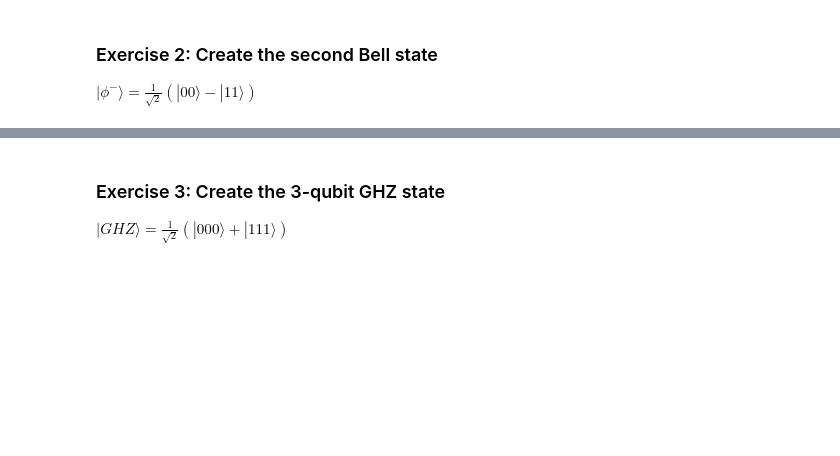
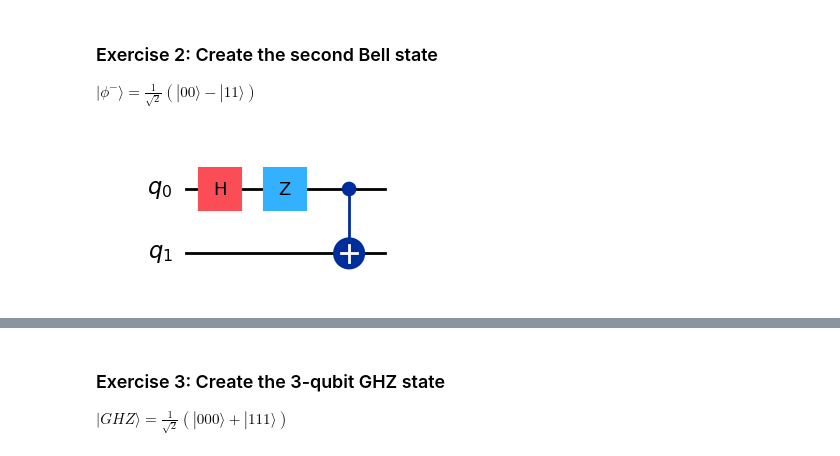
Before and after one commit to dosqas/r2p-quantum-qiskit-exploration, a Jupyter notebook: Quantum_Circuits_and_Gates/01_Hands_on_with_Qiskit_Quantum_Circuits_and_Gates.ipynb, the cells around one changed output, grey strips where cells are left out. Cells and saved outputs as stored; diff of their text form; code cells hidden in the pictures; blank space fills up the shorter version.

```diff
--- a/Quantum_Circuits_and_Gates/01_Hands_on_with_Qiskit_Quantum_Circuits_and_Gates.ipynb
+++ b/Quantum_Circuits_and_Gates/01_Hands_on_with_Qiskit_Quantum_Circuits_and_Gates.ipynb
@@ -186,2 +215,19 @@ $ |\phi^- \rangle = \frac{1}{\sqrt 2}(|00 \rangle - |11 \rangle) $
+# %%
+# Create a circuit with the second Bell state
+qc = QuantumCircuit(2)
+
+# Apply H gate to qubit 0
+qc.h(0)
+
+# Apply Z gate to qubit 0
+qc.z(0)
+
+# Apply CX gate (CNOT) with qubit 0 as control and qubit 1 as target
+qc.cx(0, 1)
+
+# Draw the circuit
+qc.draw('mpl')
+# %% [output]
+[figure, added]
 # %%
 # Get the statevector of the circuit
```
Also changed, not shown: parts of 25 cells of this notebook, 1 other file.
